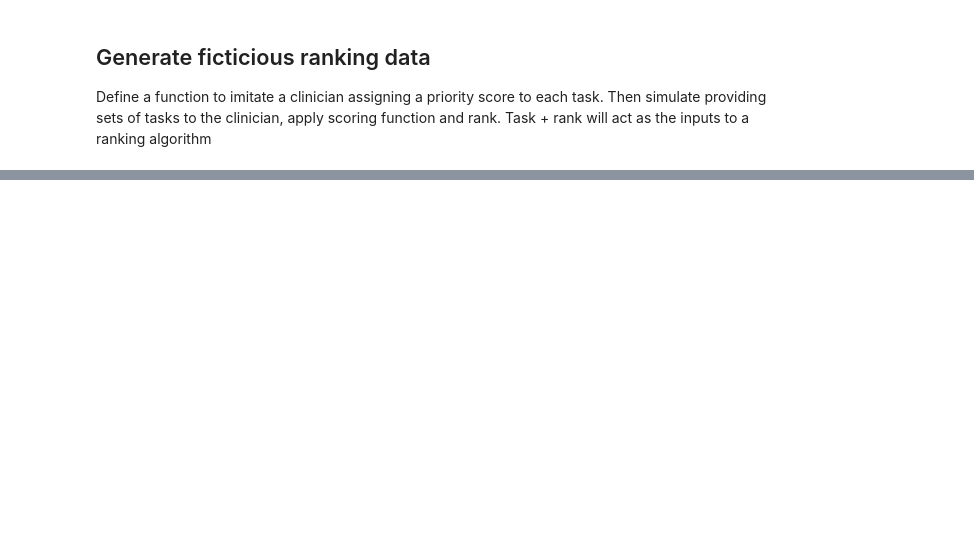
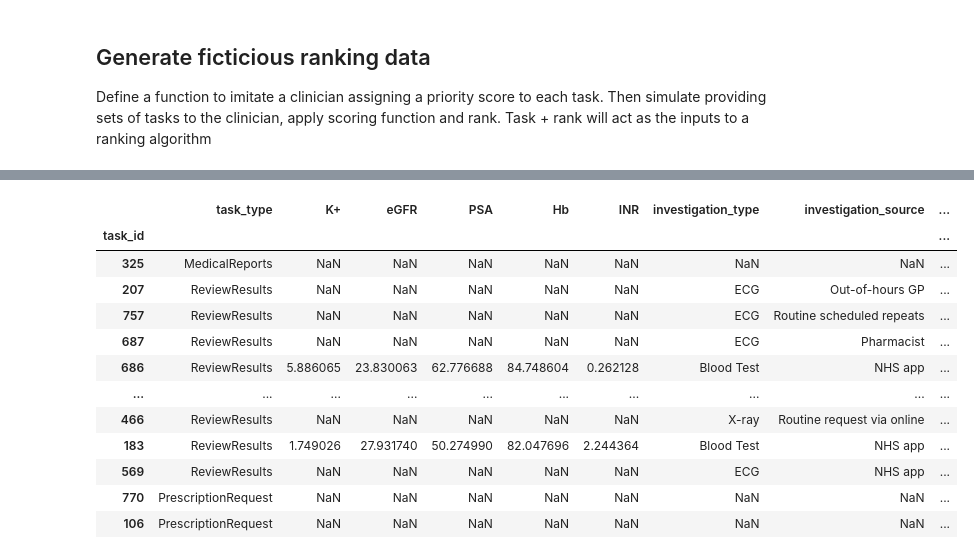
Before and after one commit to thomasbeck95/CTM, a Jupyter notebook: GPRankingAlgorithm.ipynb, the cells around one changed output, grey strips where cells are left out. Drawn from its saved outputs; the diff is of its cells as text; code cells hidden in the pictures; blank space fills up the shorter version.

```diff
--- a/GPRankingAlgorithm.ipynb
+++ b/GPRankingAlgorithm.ipynb
@@ -321,7 +322,7 @@ n_bootstraps = 100
 ranking_results = []
 for n in range(n_bootstraps):
   subsample = all_tasks_df.sample(n = rank_set_size, replace = False) # dont want to compare task to itself
-  subsample_sorted = subsample.sort_values(by = 'task_severity_a', ascending = False).reset_index()
+  subsample_sorted = subsample.sort_values(by = 'task_severity_a', ascending = False).reset_index(drop = True)
   subsample_sorted['Ranking'] = subsample_sorted.index + 1
   subsample_sorted['Group'] = n
   ranking_results.append(subsample_sorted)
@@ -337,0 +329,69 @@ subsample_sorted
+# %%
+ranking_results_df = pd.concat(ranking_results)
+index_var = 'task_id'
+ranking_results_df.set_index(index_var, inplace = True)
+# %%
+# train a pairwise ranking model
+from sklearn.model_selection import train_test_split
+from xgboost import XGBRanker
+from sklearn.preprocessing import OneHotEncoder, MinMaxScaler
+from sklearn.compose import ColumnTransformer
+from sklearn.pipeline import Pipeline
+from sklearn.model_selection import GroupShuffleSplit
+
+## encode categorical features
+categorical_features = ['task_type', 'medication_type', 'medication_urgency', 'prescription_request_source', 'investigation_type', 'investigation_source', 'xray_region', 'ecg_reason']
+numeric_features = ['time_in_pipeline', 'K+', 'eGFR', 'PSA', 'Hb','INR']
+boolean_features = ['monitoring_required', 'polypharmacy', 'Epilepsy', 'Historical Heart Attack or Stroke', 'Diabetes', 'Mental Health']
+exclude_cols = ['blood_results', 'task_severity_a']
+target = 'Ranking'
+grouping_var = 'Group'
+
+
+
+ranking_results_df = ranking_results_df.sort_values(grouping_var)
+X = ranking_results_df.drop(columns = [*exclude_cols, target, grouping_var])
+y = ranking_results_df[target]
+groups = ranking_results_df[grouping_var]#.groupby(grouping_var)[grouping_var].count().values
+
+# test train split
+gss = GroupShuffleSplit(n_splits=1, test_size=0.2, random_state=42)
+train_idx, test_idx = next(gss.split(X, y, groups))
+
+X_train, X_test = X.iloc[train_idx], X.iloc[test_idx]
+y_train, y_test = y.iloc[train_idx], y.iloc[test_idx]
+groups_train = groups.iloc[train_idx]
+groups_test = groups.iloc[test_idx]
+
+
+preprocessor = ColumnTransformer([
+    ("num", MinMaxScaler(), numeric_features),  # Scale numeric features
+    ("cat", OneHotEncoder(handle_unknown="ignore"), categorical_features)  # Encode categorical
+])
+
+X_train_transformed = preprocessor.fit_transform(X_train)
+X_test_transformed = preprocessor.transform(X_test)
+
+
+# Train XGBoost Ranker Model
+model = XGBRanker(
+    objective="rank:pairwise",
+    learning_rate=0.1,
+    max_depth=4,
+    n_estimators=100,
+    random_state=42
+)
+
+model.fit(X_train_transformed, y_train, qid = groups_train)
+
+# 7️⃣ Evaluate on Test Data
+y_pred = model.predict(X_test_transformed)
+
+
+# Print Predictions
+print("\n🔍 Predicted Rankings on Test Data:")
+ranking_prediction_df = pd.concat([X_test, y_test], axis = 1)
+ranking_prediction_df['PredictedRanking'] = y_pred
+display(ranking_prediction_df)
+    #print(f"Task: {task['task_id']} | True Rank: {true_rank} | Predicted Rank: {pred_rank:.2f}")
+# %% [output]
@@ -337,0 +399,13 @@ subsample_sorted
+|  | task_type | K+ | eGFR | PSA | Hb | INR | investigation_type | investigation_source | ... |
+| task_id |  |  |  |  |  |  |  |  | ... |
+| 325 | MedicalReports | NaN | NaN | NaN | NaN | NaN | NaN | NaN | ... |
+| 207 | ReviewResults | NaN | NaN | NaN | NaN | NaN | ECG | Out-of-hours GP | ... |
+| 757 | ReviewResults | NaN | NaN | NaN | NaN | NaN | ECG | Routine scheduled repeats | ... |
+| 687 | ReviewResults | NaN | NaN | NaN | NaN | NaN | ECG | Pharmacist | ... |
+| 686 | ReviewResults | 5.886065 | 23.830063 | 62.776688 | 84.748604 | 0.262128 | Blood Test | NHS app | ... |
+| ... | ... | ... | ... | ... | ... | ... | ... | ... | ... |
+| 466 | ReviewResults | NaN | NaN | NaN | NaN | NaN | X-ray | Routine request via online | ... |
+| 183 | ReviewResults | 1.749026 | 27.931740 | 50.274990 | 82.047696 | 2.244364 | Blood Test | NHS app | ... |
+| 569 | ReviewResults | NaN | NaN | NaN | NaN | NaN | ECG | NHS app | ... |
+| 770 | PrescriptionRequest | NaN | NaN | NaN | NaN | NaN | NaN | NaN | ... |
+| 106 | PrescriptionRequest | NaN | NaN | NaN | NaN | NaN | NaN | NaN | ... |
```
Also changed, not shown: parts of 5 cells of this notebook.
